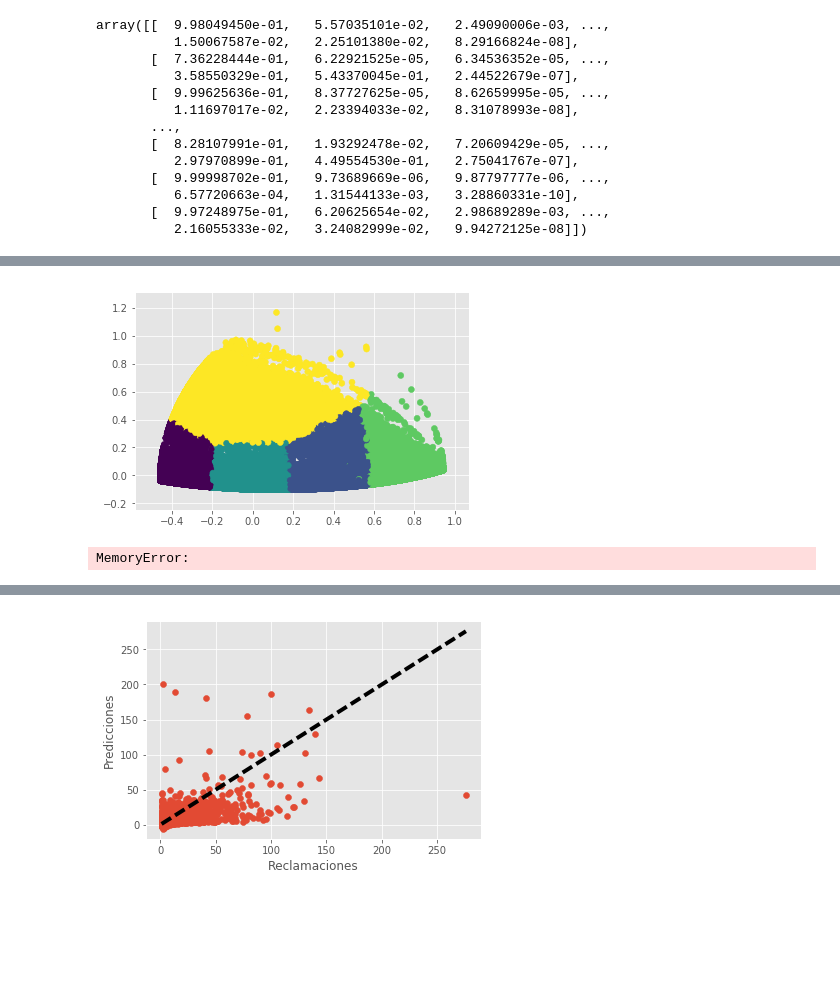
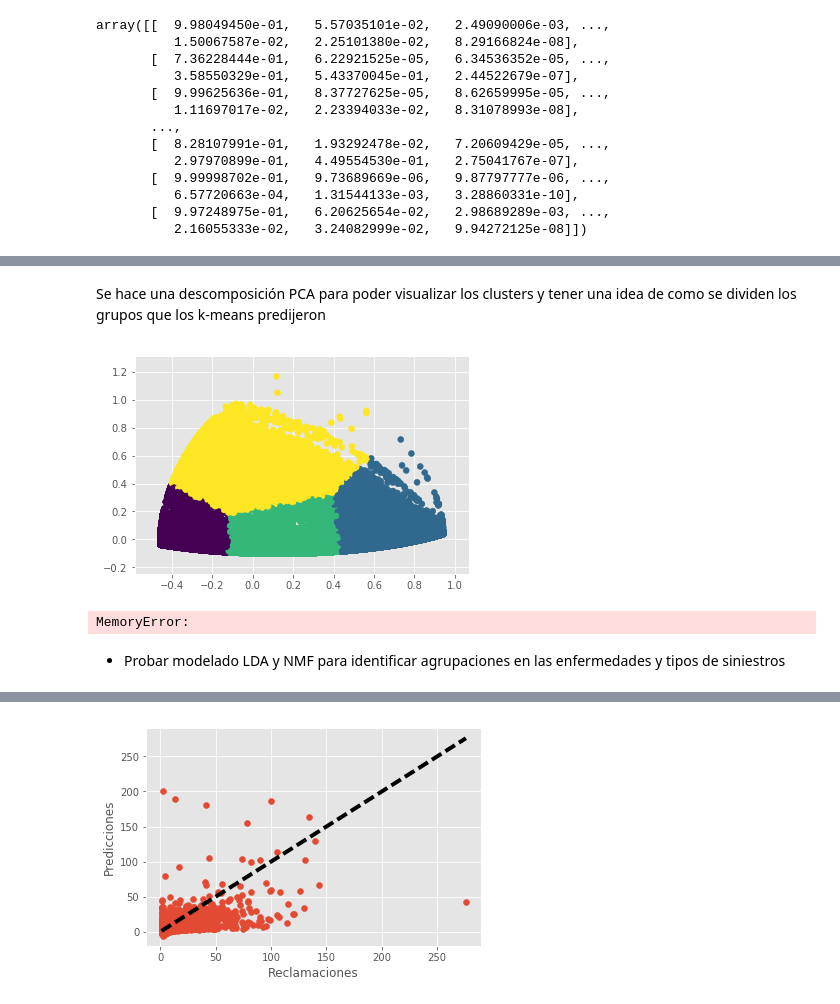
Before and after one commit to pedrohserrano/anomaly-detection-health-insurance, a Jupyter notebook: Descriptive GMM - Cluster.ipynb, the cells around one changed output, grey strips where cells are left out. Cells and saved outputs as stored; diff of their text form; code cells hidden in the pictures; blank space fills up the shorter version.

```diff
--- a/Descriptive GMM - Cluster.ipynb
+++ b/Descriptive GMM - Cluster.ipynb
@@ -126,10 +106,14 @@ array([[  9.98049450e-01,   5.57035101e-02,   2.49090006e-03, ...,
           6.57720663e-04,   1.31544133e-03,   3.28860331e-10],
        [  9.97248975e-01,   6.20625654e-02,   2.98689289e-03, ...,
           2.16055333e-02,   3.24082999e-02,   9.94272125e-08]])
+# %%
+from sklearn.cluster import KMeans
+
+# Inicializamos con dos parámetros -- number of clusters and random state.
+kmeans_model = KMeans(n_clusters=4, random_state=1)
 # %%
 #Ajuste de modelo normalizado
-#kmeans_model.fit(good_columns)
-kmeans_model.fit(X_normalized)
+kmeans_model.fit(df_normalized)
 # Get the cluster assignments.
 labels = kmeans_model.labels_
 # %%
@@ -139,18 +173,19 @@ array([0, 1, 0, ..., 2, 0, 0])
+# %% [markdown]
+Se hace una descomposición PCA para poder visualizar los clusters y tener una idea de como se dividen los grupos que los k-means predijeron
+# %%
+from sklearn.decomposition import PCA
+
+# Create a PCA model.
+pca_2 = PCA(2)
+# Fit the PCA model on the numeric columns from earlier.
+plot_columns = pca_2.fit_transform(df_normalized)
 # %%
-# Import the PCA model.
-from sklearn.decomposition import PCA
-
-# Create a PCA model.
-pca_2 = PCA(2)
-# Fit the PCA model on the numeric columns from earlier.
-plot_columns = pca_2.fit_transform(X_normalized)
-# Make a scatter plot of each game, shaded according to cluster assignment.
+# Make a scatter plot of each group, shaded according to cluster assignment.
 plt.scatter(x=plot_columns[:,0], y=plot_columns[:,1], c=labels)
 plt.scatter(x=plot_columns[:,0], y=plot_columns[:,1], marker='o', s = 500, linewidths=2, c='none')
-# Show the plot.
 plt.show()
 # %% [output]
-[figure, old version]
+[figure, new version]
 # %%
 #no corrio
 from sklearn.cluster import DBSCAN
@@ -162,3 +197,5 @@ core_samples_mask[db.core_sample_indices_] = True
 labels = db.labels_
 # %% [output]
 MemoryError:
+# %% [markdown]
+- Probar modelado LDA y NMF para identificar agrupaciones en las enfermedades y tipos de siniestros
```
Also changed, not shown: parts of 101 cells of this notebook, 3 other files.
